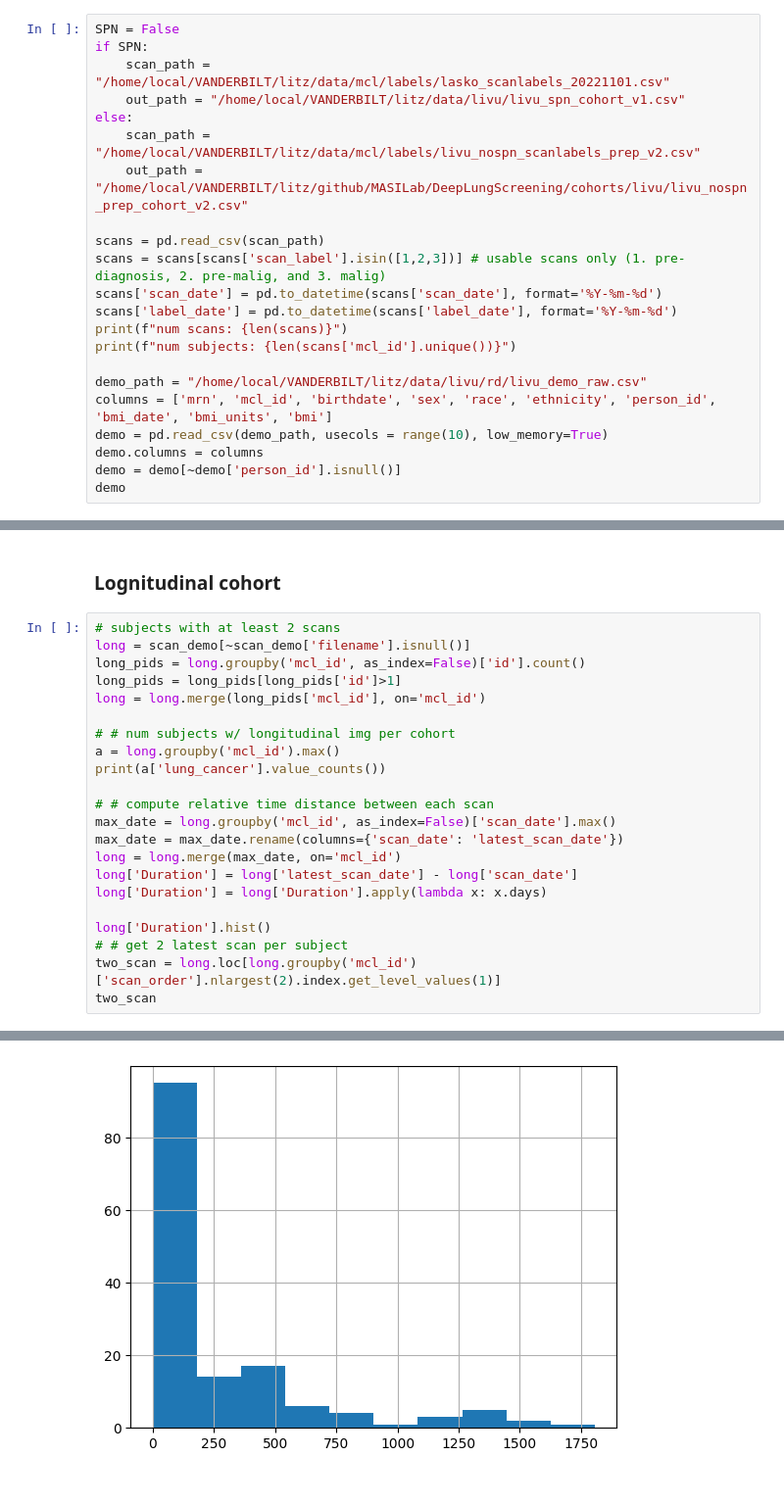
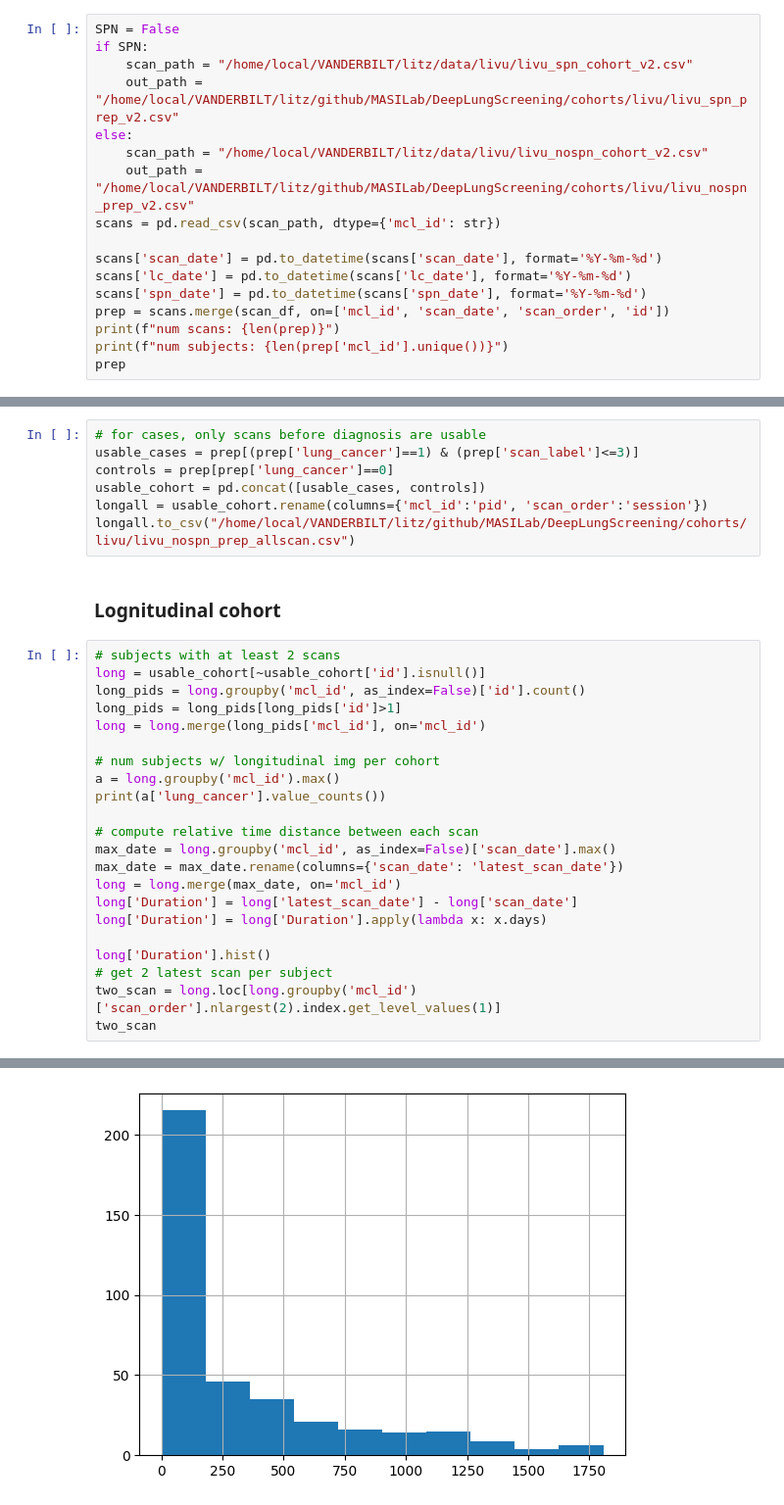
Before and after one commit to MASILab/DeepLungScreening, a Jupyter notebook: notebooks/livu_cohort.ipynb, the cells around one changed output, grey strips where cells are left out. Shown at 98% size. Cells and saved outputs as stored; diff of their text form.

Commit message:
livu all scans

```diff
--- a/notebooks/livu_cohort.ipynb
+++ b/notebooks/livu_cohort.ipynb
@@ -64,23 +95,18 @@ all_prepscans.to_csv(all_prepscans_path, index=False)
 # %%
 SPN = False
 if SPN:
-    scan_path = "/home/local/VANDERBILT/litz/data/mcl/labels/lasko_scanlabels_20221101.csv"
-    out_path = "/home/local/VANDERBILT/litz/data/livu/livu_spn_cohort_v1.csv"
+    scan_path = "/home/local/VANDERBILT/litz/data/livu/livu_spn_cohort_v2.csv"
+    out_path = "/home/local/VANDERBILT/litz/github/MASILab/DeepLungScreening/cohorts/livu/livu_spn_prep_v2.csv"
 else:
-    scan_path = "/home/local/VANDERBILT/litz/data/mcl/labels/livu_nospn_scanlabels_prep_v2.csv"
-    out_path = "/home/local/VANDERBILT/litz/github/MASILab/DeepLungScreening/cohorts/livu/livu_nospn_prep_cohort_v2.csv"
+    scan_path = "/home/local/VANDERBILT/litz/data/livu/livu_nospn_cohort_v2.csv"
+    out_path = "/home/local/VANDERBILT/litz/github/MASILab/DeepLungScreening/cohorts/livu/livu_nospn_prep_v2.csv"
+scans = pd.read_csv(scan_path, dtype={'mcl_id': str})
 
-scans = pd.read_csv(scan_path)
-scans = scans[scans['scan_label'].isin([1,2,3])] # usable scans only (1. pre-diagnosis, 2. pre-malig, and 3. malig)
 scans['scan_date'] = pd.to_datetime(scans['scan_date'], format='%Y-%m-%d')
-scans['label_date'] = pd.to_datetime(scans['label_date'], format='%Y-%m-%d')
-print(f"num scans: {len(scans)}")
-print(f"num subjects: {len(scans['mcl_id'].unique())}")
-
-demo_path = "/home/local/VANDERBILT/litz/data/livu/rd/livu_demo_raw.csv"
-columns = ['mrn', 'mcl_id', 'birthdate', 'sex', 'race', 'ethnicity', 'person_id', 'bmi_date', 'bmi_units', 'bmi']
-demo = pd.read_csv(demo_path, usecols = range(10), low_memory=True)
-demo.columns = columns
-demo = demo[~demo['person_id'].isnull()]
-demo
+scans['lc_date'] = pd.to_datetime(scans['lc_date'], format='%Y-%m-%d')
+scans['spn_date'] = pd.to_datetime(scans['spn_date'], format='%Y-%m-%d')
+prep = scans.merge(scan_df, on=['mcl_id', 'scan_date', 'scan_order', 'id'])
+print(f"num scans: {len(prep)}")
+print(f"num subjects: {len(prep['mcl_id'].unique())}")
+prep
 # %% [output]
@@ -289,17 +153,24 @@ Name: lung_cancer, dtype: int64
+# %%
+# for cases, only scans before diagnosis are usable
+usable_cases = prep[(prep['lung_cancer']==1) & (prep['scan_label']<=3)]
+controls = prep[prep['lung_cancer']==0]
+usable_cohort = pd.concat([usable_cases, controls])
+longall = usable_cohort.rename(columns={'mcl_id':'pid', 'scan_order':'session'})
+longall.to_csv("/home/local/VANDERBILT/litz/github/MASILab/DeepLungScreening/cohorts/livu/livu_nospn_prep_allscan.csv")
 # %% [markdown]
 ### Lognitudinal cohort
 # %%
 # subjects with at least 2 scans
-long = scan_demo[~scan_demo['filename'].isnull()]
+long = usable_cohort[~usable_cohort['id'].isnull()]
 long_pids = long.groupby('mcl_id', as_index=False)['id'].count()
 long_pids = long_pids[long_pids['id']>1]
 long = long.merge(long_pids['mcl_id'], on='mcl_id')
 
-# # num subjects w/ longitudinal img per cohort
+# num subjects w/ longitudinal img per cohort
 a = long.groupby('mcl_id').max()
 print(a['lung_cancer'].value_counts())
 
-# # compute relative time distance between each scan
+# compute relative time distance between each scan
 max_date = long.groupby('mcl_id', as_index=False)['scan_date'].max()
 max_date = max_date.rename(columns={'scan_date': 'latest_scan_date'})
 long = long.merge(max_date, on='mcl_id')
@@ -307,7 +178,7 @@ long['Duration'] = long['latest_scan_date'] - long['scan_date']
 long['Duration'] = long['Duration'].apply(lambda x: x.days)
 
 long['Duration'].hist()
-# # get 2 latest scan per subject
+# get 2 latest scan per subject
 two_scan = long.loc[long.groupby('mcl_id')['scan_order'].nlargest(2).index.get_level_values(1)]
 two_scan
 # %% [output]
@@ -330,2 +201,2 @@ Name: lung_cancer, dtype: int64
-[figure, old version]
+[figure, new version]
 # %%
```
Also changed, not shown: parts of 19 cells of this notebook, 10 other files.
